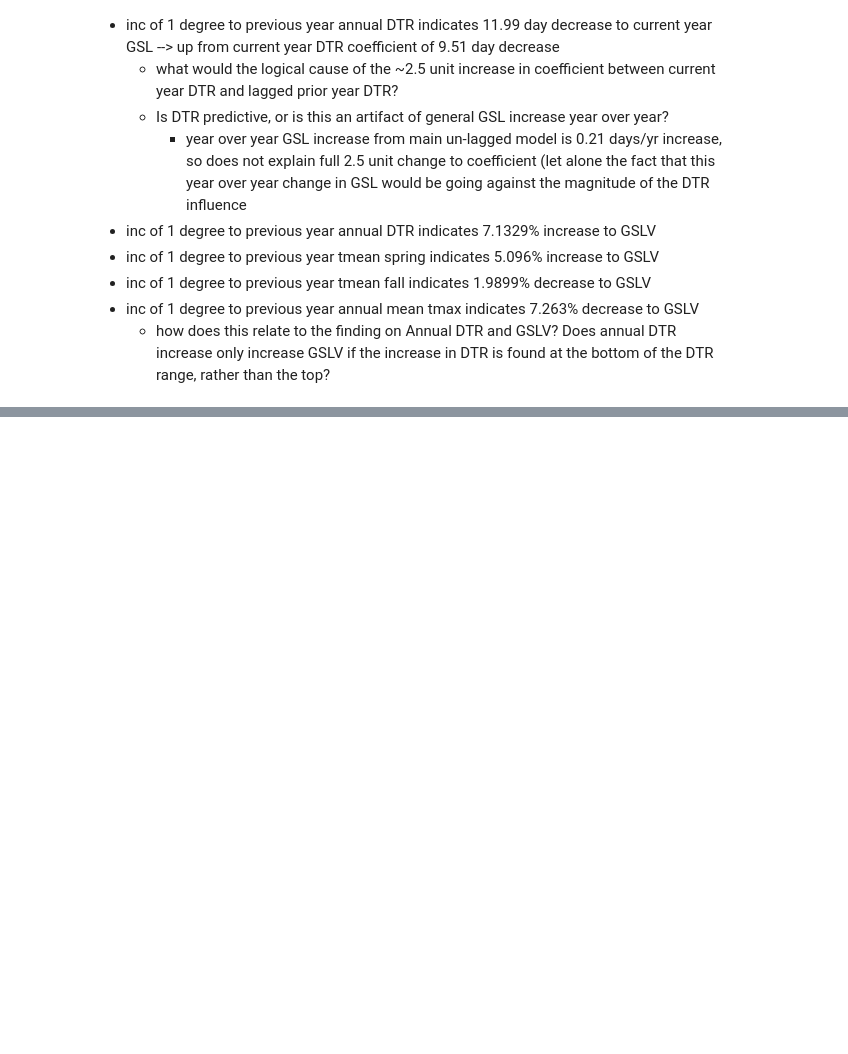
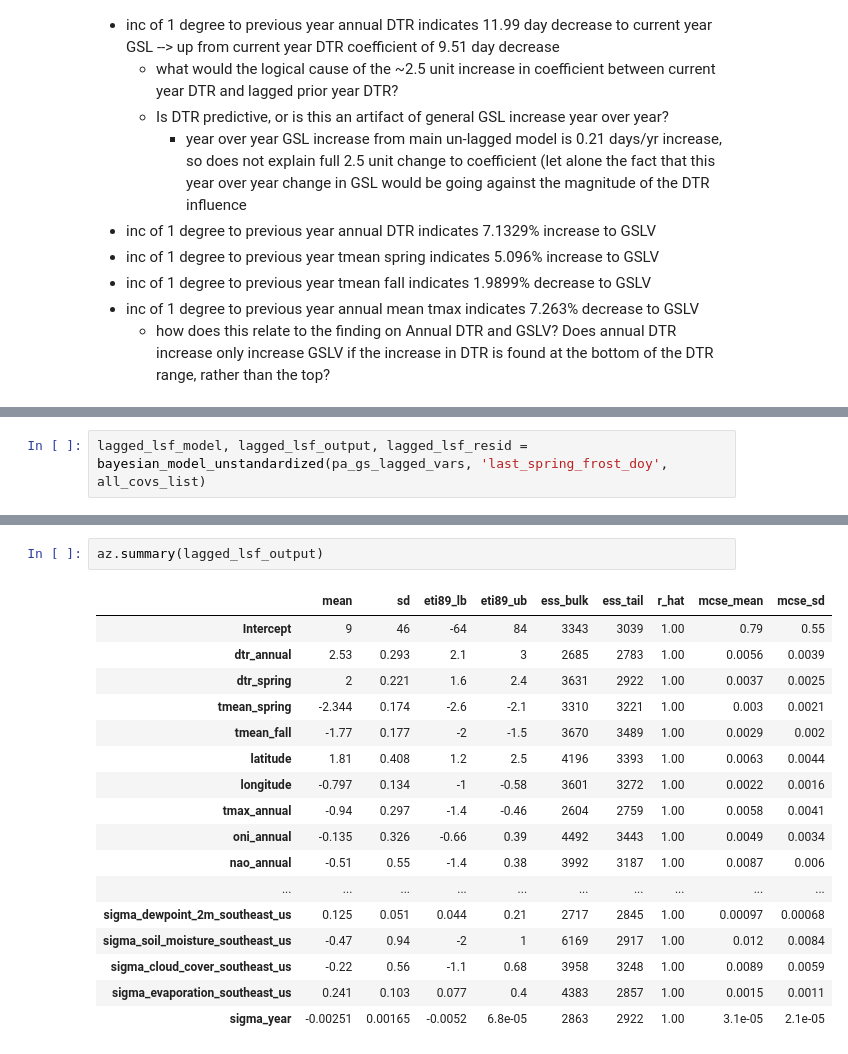
Before and after one commit to samjbaugh/reu26, a Jupyter notebook: Lagged_DataFrames.ipynb, the cells around one changed output, grey strips where cells are left out. Drawn from its saved outputs; the diff is of its cells as text; blank space fills up the shorter version.

```diff
--- a/Lagged_DataFrames.ipynb
+++ b/Lagged_DataFrames.ipynb
@@ -131,0 +157,2 @@ az.summary(lagged_output)
+# %%
+lagged_lsf_model, lagged_lsf_output, lagged_lsf_resid = bayesian_model_unstandardized(pa_gs_lagged_vars, 'last_spring_frost_doy', all_covs_list)
@@ -131,0 +169,20 @@ az.summary(lagged_output)
+# %%
+az.summary(lagged_lsf_output)
+# %% [output]
+|  | mean | sd | eti89_lb | eti89_ub | ess_bulk | ess_tail | r_hat | mcse_mean | mcse_sd |
+| Intercept | 9 | 46 | -64 | 84 | 3343 | 3039 | 1.00 | 0.79 | 0.55 |
+| dtr_annual | 2.53 | 0.293 | 2.1 | 3 | 2685 | 2783 | 1.00 | 0.0056 | 0.0039 |
+| dtr_spring | 2 | 0.221 | 1.6 | 2.4 | 3631 | 2922 | 1.00 | 0.0037 | 0.0025 |
+| tmean_spring | -2.344 | 0.174 | -2.6 | -2.1 | 3310 | 3221 | 1.00 | 0.003 | 0.0021 |
+| tmean_fall | -1.77 | 0.177 | -2 | -1.5 | 3670 | 3489 | 1.00 | 0.0029 | 0.002 |
+| latitude | 1.81 | 0.408 | 1.2 | 2.5 | 4196 | 3393 | 1.00 | 0.0063 | 0.0044 |
+| longitude | -0.797 | 0.134 | -1 | -0.58 | 3601 | 3272 | 1.00 | 0.0022 | 0.0016 |
+| tmax_annual | -0.94 | 0.297 | -1.4 | -0.46 | 2604 | 2759 | 1.00 | 0.0058 | 0.0041 |
+| oni_annual | -0.135 | 0.326 | -0.66 | 0.39 | 4492 | 3443 | 1.00 | 0.0049 | 0.0034 |
+| nao_annual | -0.51 | 0.55 | -1.4 | 0.38 | 3992 | 3187 | 1.00 | 0.0087 | 0.006 |
+| ... | ... | ... | ... | ... | ... | ... | ... | ... | ... |
+| sigma_dewpoint_2m_southeast_us | 0.125 | 0.051 | 0.044 | 0.21 | 2717 | 2845 | 1.00 | 0.00097 | 0.00068 |
+| sigma_soil_moisture_southeast_us | -0.47 | 0.94 | -2 | 1 | 6169 | 2917 | 1.00 | 0.012 | 0.0084 |
+| sigma_cloud_cover_southeast_us | -0.22 | 0.56 | -1.1 | 0.68 | 3958 | 3248 | 1.00 | 0.0089 | 0.0059 |
+| sigma_evaporation_southeast_us | 0.241 | 0.103 | 0.077 | 0.4 | 4383 | 2857 | 1.00 | 0.0015 | 0.0011 |
+| sigma_year | -0.00251 | 0.00165 | -0.0052 | 6.8e-05 | 2863 | 2922 | 1.00 | 3.1e-05 | 2.1e-05 |
```
Also changed, not shown: parts of 6 cells of this notebook, 2 other files.
